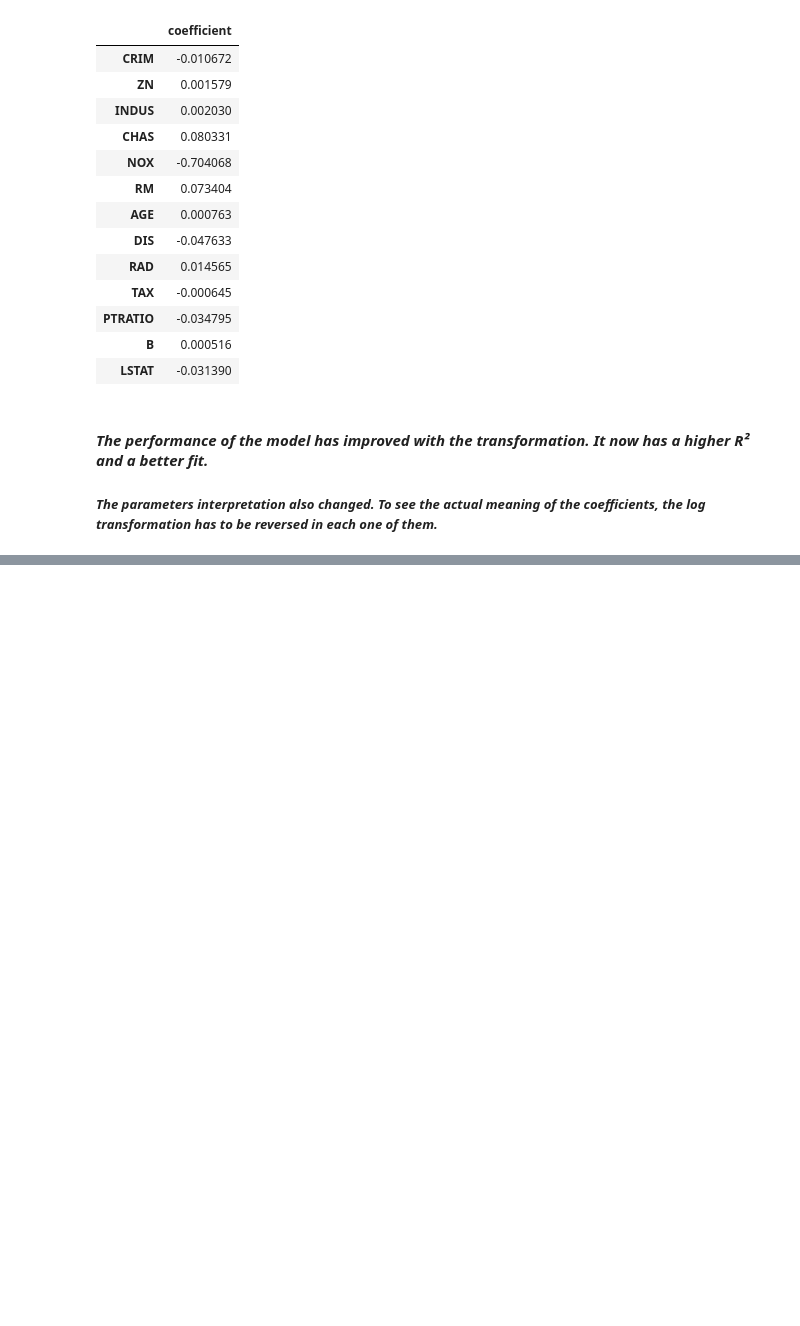
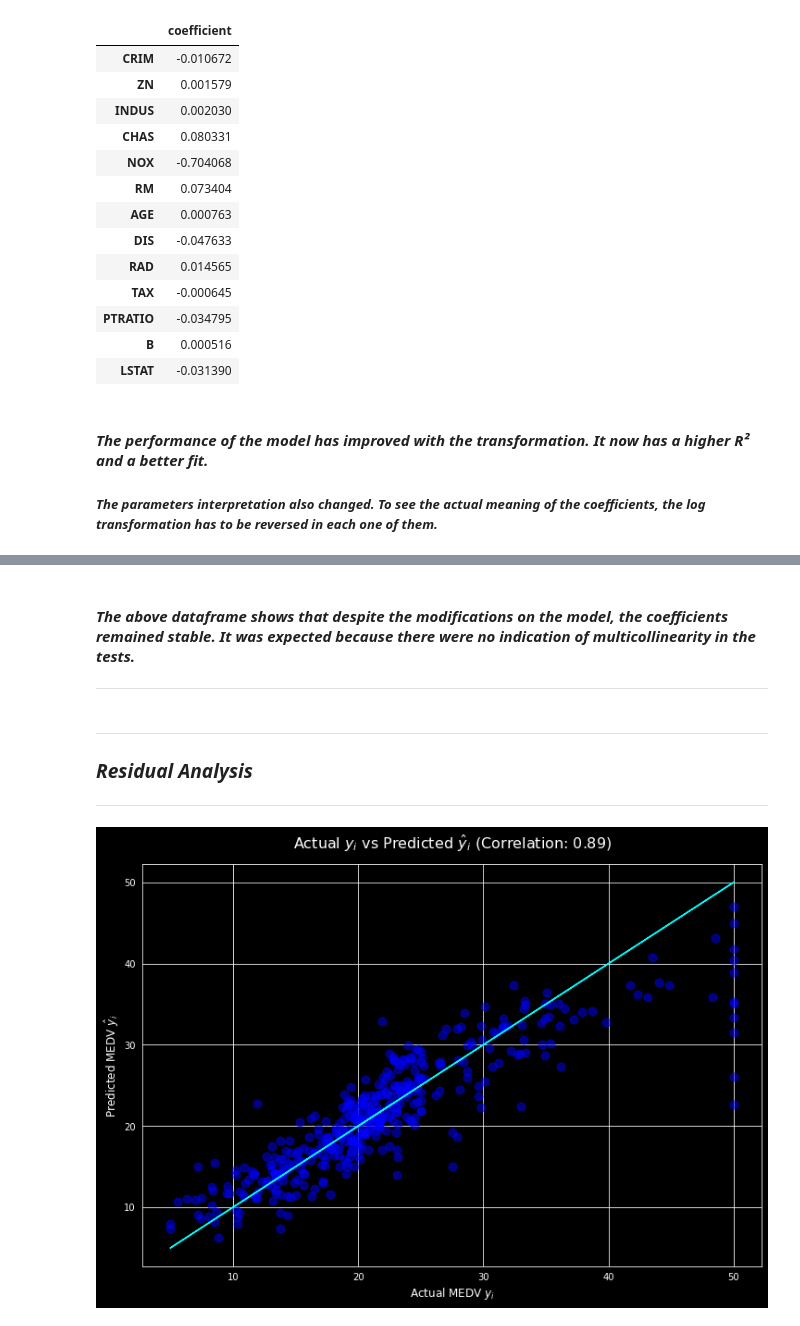
Before and after one commit to playeredlc/DataScience-Learnings, a Jupyter notebook: Linear-Regression/House-Prices-Prediction/house_prices_multivar_regression.ipynb, the cells around one changed output, grey strips where cells are left out. Cells and saved outputs as stored; diff of their text form; code cells hidden in the pictures; blank space fills up the shorter version.

Commit message:
house prices prediction: Residuals analysis.

```diff
--- a/Linear-Regression/House-Prices-Prediction/house_prices_multivar_regression.ipynb
+++ b/Linear-Regression/House-Prices-Prediction/house_prices_multivar_regression.ipynb
@@ -646,0 +644,31 @@ pd.concat(frames, axis=1)
+# %% [markdown]
+#### *The above dataframe shows that despite the modifications on the model, the coefficients remained **stable**. It was expected because there were no indication of multicollinearity in the tests.*
+---
+# %% [markdown]
+---
+### *Residual Analysis*
+---
+# %%
+# last version of model: using log target and 2 dropped features
+target = np.log(data['MEDV'])
+features = data.drop(['MEDV', 'INDUS', 'AGE'], axis=1)
+X_train, X_test, y_train, y_test = train_test_split(features, target,
+                                                    test_size=0.2, random_state=10)
+X_incl_const = sm.add_constant(X_train)
+model = sm.OLS(y_train, X_incl_const)
+results = model.fit()
+# residuals = y_train - results.fittedvalues # (residual = actual_y - predicted_y)
+# %%
+# Actual y vs Predicted y
+corr = round(y_train.corr(results.fittedvalues), 2)
+plt.style.use('dark_background')
+
+plt.figure(figsize=[12,8])
+plt.title(f'Actual $y_i$ vs Predicted $\hat y_i$ (Correlation: {corr})', size=16, pad=16)
+plt.xlabel('Actual MEDV $y_i$', size=12)
+plt.ylabel('Predicted MEDV $\hat y_i$', size=12)
+plt.scatter(x=np.e**y_train, y=np.e**results.fittedvalues, c='b', alpha=0.5, s=80)
+plt.plot(np.e**y_train, np.e**y_train, c='cyan') # perfect prediction
+plt.show()
+# %% [output]
+[figure, added]
```
Also changed, not shown: parts of 37 cells of this notebook.
